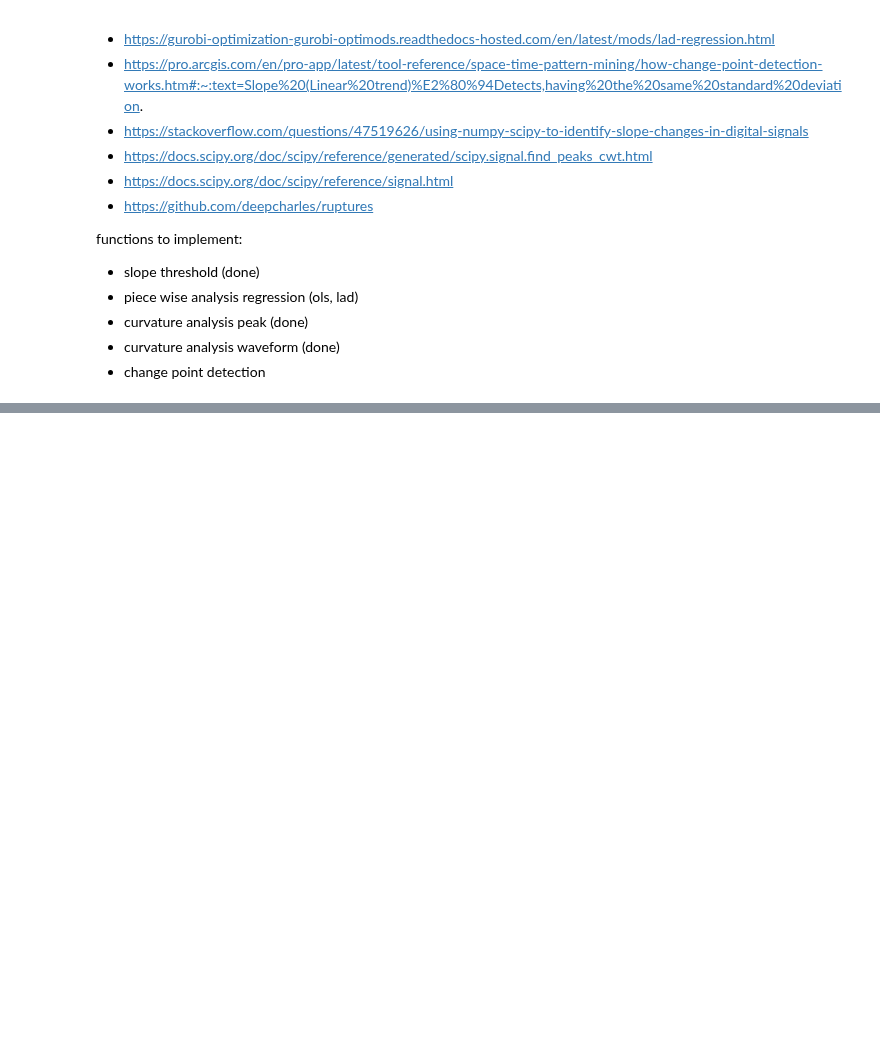
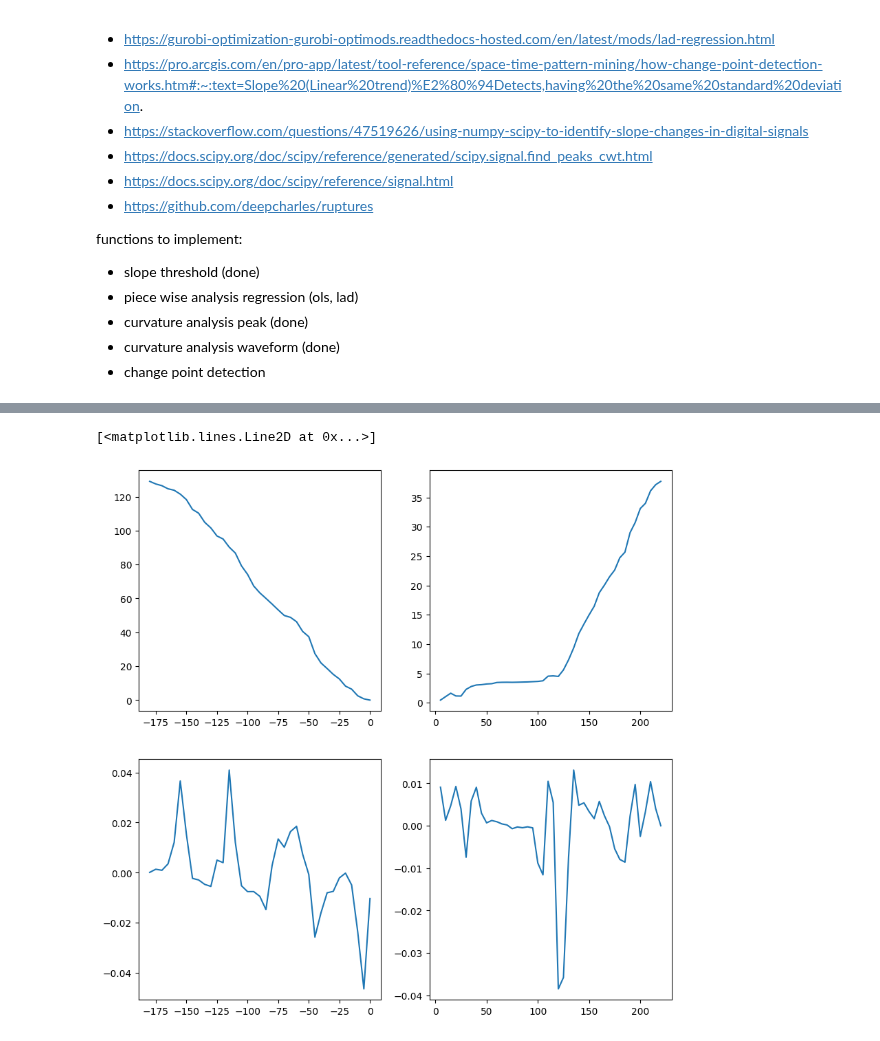
Before and after one commit to avkoehl/valleys, a Jupyter notebook: notebooks/signal_processing.ipynb, the cells around one changed output, grey strips where cells are left out. Cells and saved outputs as stored; diff of their text form; code cells hidden in the pictures; blank space fills up the shorter version.

```diff
--- a/notebooks/signal_processing.ipynb
+++ b/notebooks/signal_processing.ipynb
@@ -218,3 +213,23 @@ Bs.plot(ax=ax, color='blue')
+# %%
+id = 25
+prof = get_profile(points, id)
+prof_a = prof.loc[prof['side'] == 'A']
+prof_b = prof.loc[prof['side'] == 'B']
+
+
+peaks_a = signal.find_peaks(prof_a['slope']*-1, distance=5, height=0.03)
+
+
+fig, ax = plt.subplots(2,2, figsize=(10,10))
+
+ax[0,0].plot(prof_a['alpha'], prof_a['elevation'])
+ax[0,1].plot(prof_b['alpha'], prof_b['elevation'])
+
+ax[1,0].plot(prof_a['alpha'], prof_a['slope'])
+ax[1,1].plot(prof_b['alpha'], prof_b['slope'])
+# %% [output]
+[<matplotlib.lines.Line2D at 0x...>]
+[figure, added]
 # %%
 As = []
 Bs = []
```
Also changed, not shown: parts of 24 cells of this notebook, 2 other files.
